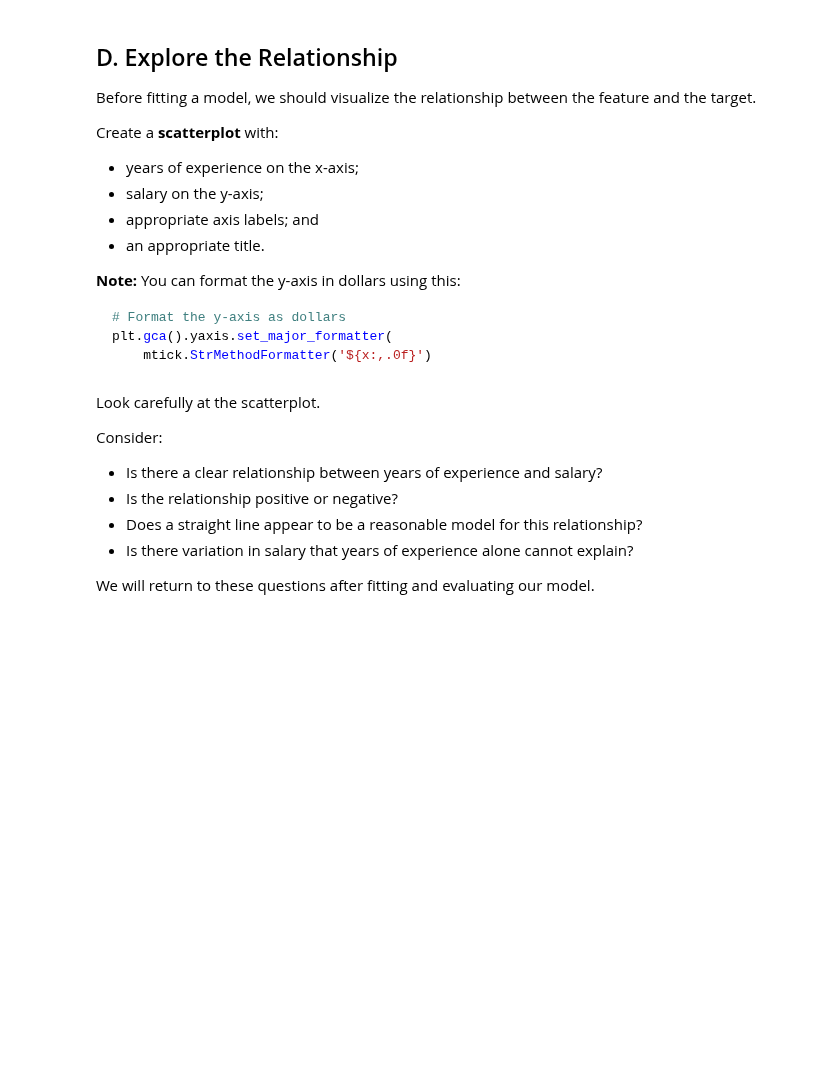
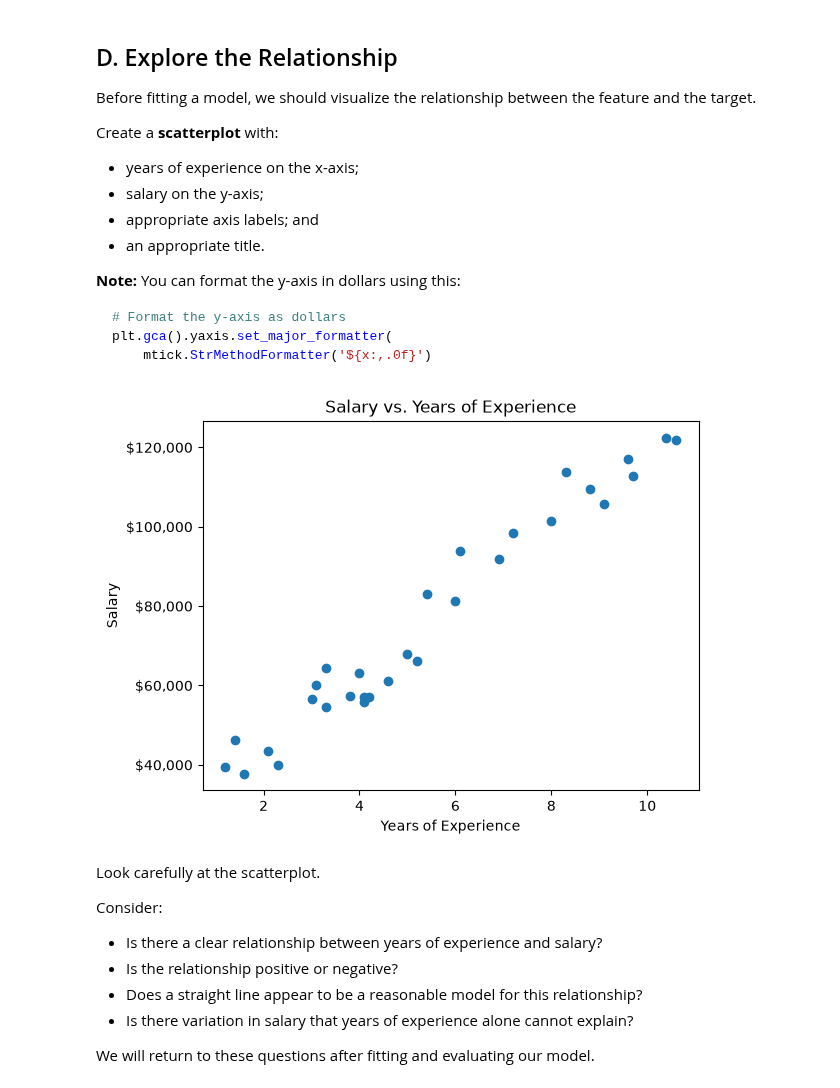
Before and after one commit to anamomds/machinelearningfall26, a Jupyter notebook: Homework_01.ipynb, the cells around one changed output. Saved outputs shown, nothing was run; the diff lists cells and outputs as text; code cells hidden in the pictures; blank space fills up the shorter version.

````diff
--- a/Homework_01.ipynb
+++ b/Homework_01.ipynb
@@ -197,7 +266,7 @@ Use appropriate Pandas code to `drop` the unnecessary column and assign the resu
 
 Do **not** modify `salary_data_raw`. Keeping the original data unchanged is a useful habit because it allows us to return to it if necessary.
 # %%
-# Your code here
+salary_data = salary_data_raw.drop(columns=['Unnamed: 0'])
 # %% [markdown]
 Check the result by displaying the column names in `salary_data`.
 # %%
@@ -238,8 +309,8 @@ For Scikit-Learn, `X` should be two-dimensional, with shape `(n_samples, n_featu
 # %%
 # Your code here
 
-X = ...                         # Replace with the actual feature and target data (hint: just drop the target)
-y = ...
+X = salary_data[['YearsExperience']]                         # Replace with the actual feature and target data (hint: just drop the target)
+y = salary_data['Salary']
 # %% [markdown]
 ### Problem 2 Graded Answer
 
@@ -293,7 +364,19 @@ plt.gca().yaxis.set_major_formatter(
     mtick.StrMethodFormatter('${x:,.0f}')
 ```
 # %%
-# Your code here
+plt.scatter(X['YearsExperience'], y)
+
+plt.xlabel('Years of Experience')
+plt.ylabel('Salary')
+plt.title('Salary vs. Years of Experience')
+
+plt.gca().yaxis.set_major_formatter(
+    mtick.StrMethodFormatter('${x:,.0f}')
+)
+
+plt.show()
+# %% [output]
+[figure, added]
 # %% [markdown]
 Look carefully at the scatterplot.
 
````
Also changed, not shown: parts of 45 cells of this notebook.
